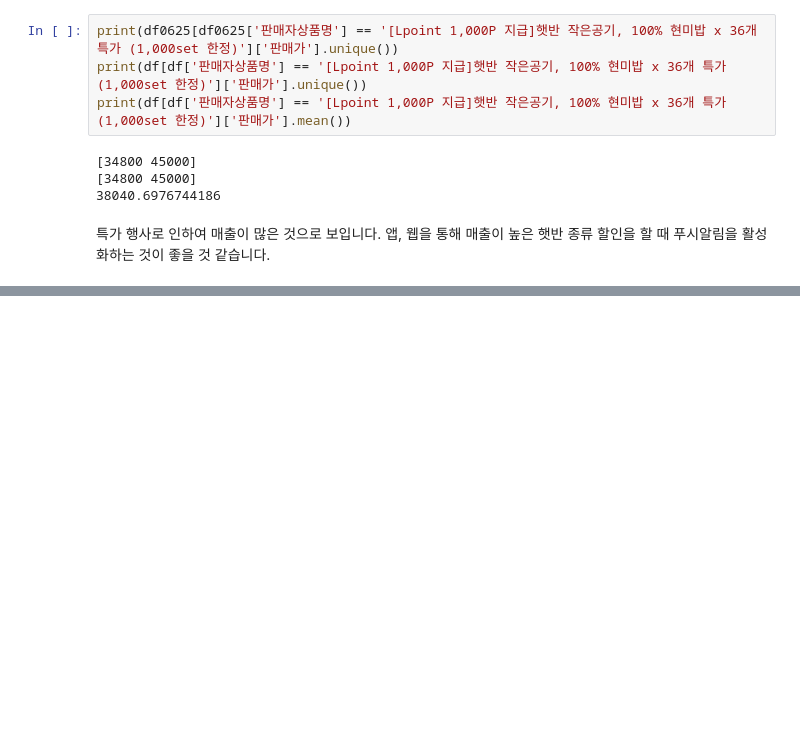
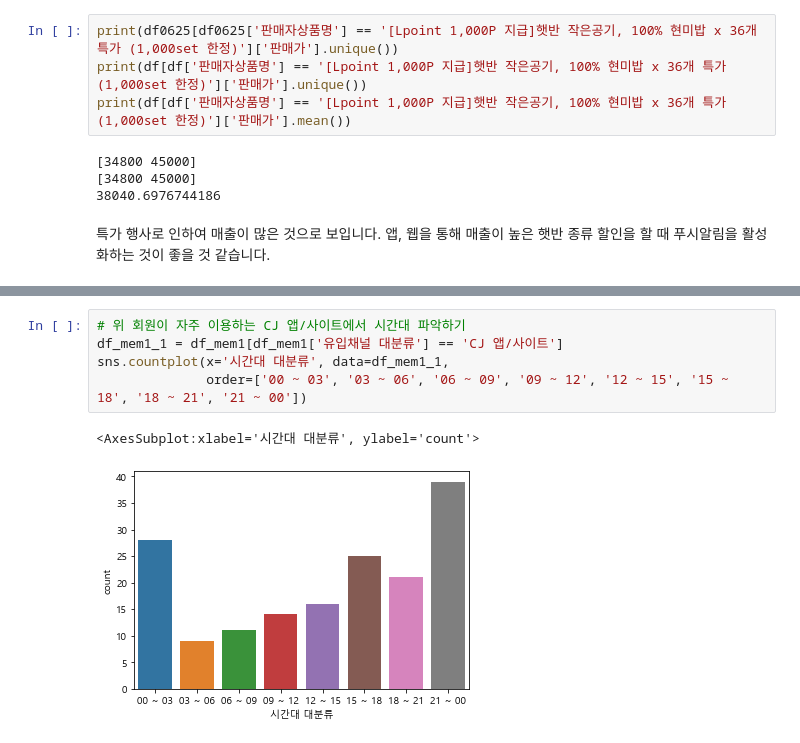
Before and after one commit to habbang8838/BDAA_treasure_in_data, a Jupyter notebook: 데이터_속_보물찾기_팀_요약(박지수).ipynb, the cells around one changed output, grey strips where cells are left out. Drawn from its saved outputs; the diff is of its cells as text; blank space fills up the shorter version.

```diff
--- a/데이터_속_보물찾기_팀_요약(박지수).ipynb
+++ b/데이터_속_보물찾기_팀_요약(박지수).ipynb
@@ -2218,0 +2378,8 @@ Name: 유입채널 대분류, dtype: int64
+# %%
+# 위 회원이 자주 이용하는 CJ 앱/사이트에서 시간대 파악하기
+df_mem1_1 = df_mem1[df_mem1['유입채널 대분류'] == 'CJ 앱/사이트']
+sns.countplot(x='시간대 대분류', data=df_mem1_1,
+              order=['00 ~ 03', '03 ~ 06', '06 ~ 09', '09 ~ 12', '12 ~ 15', '15 ~ 18', '18 ~ 21', '21 ~ 00'])
+# %% [output]
+<AxesSubplot:xlabel='시간대 대분류', ylabel='count'>
+[figure, added]
```
Also changed, not shown: parts of 215 cells of this notebook.
